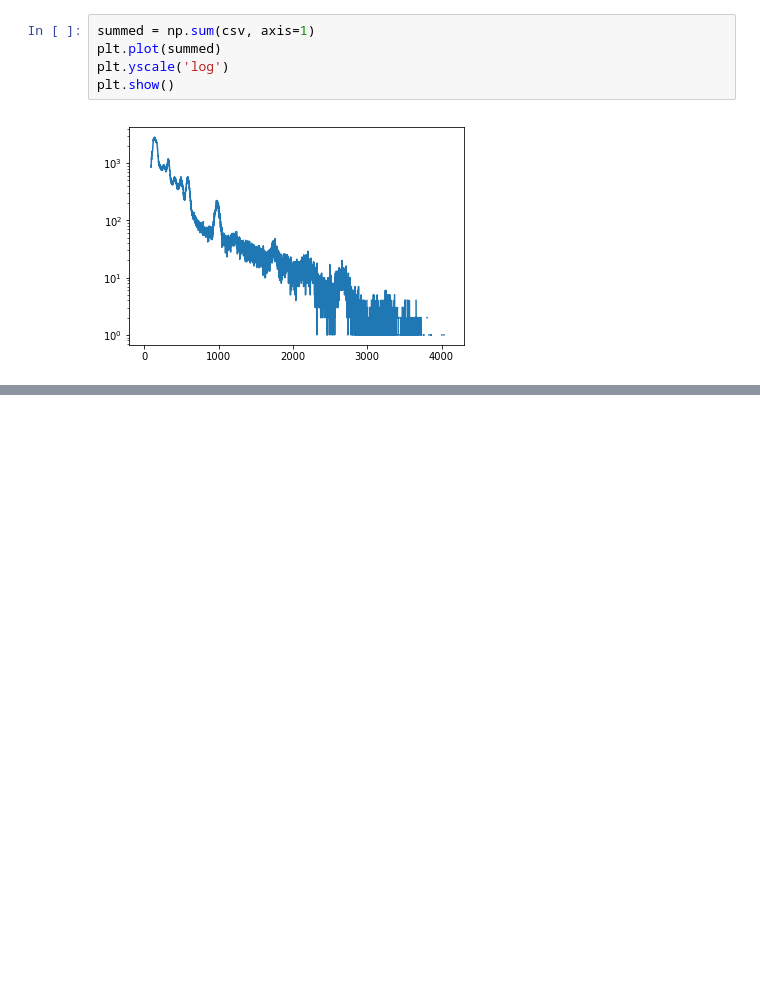
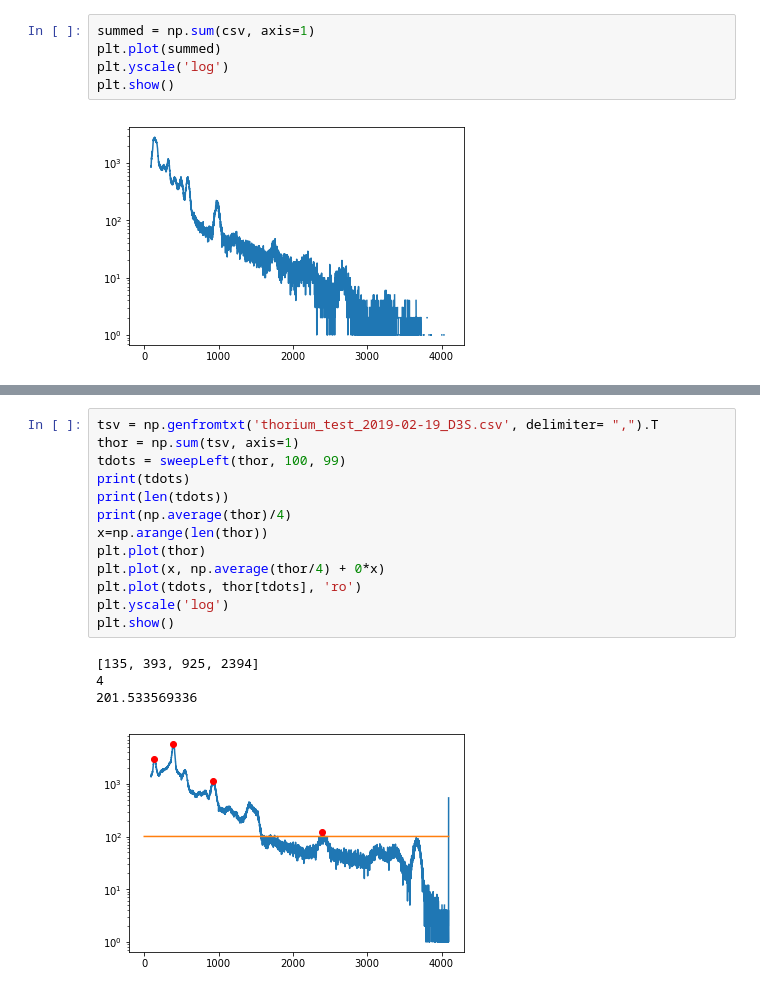
Before and after one commit to likhit2264/dosenet-analysis, a Jupyter notebook: calibration/tryPeakfinder.ipynb, the cells around one changed output, grey strips where cells are left out. Saved outputs shown, nothing was run; the diff lists cells and outputs as text; blank space fills up the shorter version.

```diff
--- a/calibration/tryPeakfinder.ipynb
+++ b/calibration/tryPeakfinder.ipynb
@@ -78,0 +68,18 @@ print(len(rdots), len(ldots), len(inter))
+# %%
+tsv = np.genfromtxt('thorium_test_2019-02-19_D3S.csv', delimiter= ",").T
+thor = np.sum(tsv, axis=1)
+tdots = sweepLeft(thor, 100, 99)
+print(tdots)
+print(len(tdots))
+print(np.average(thor)/4)
+x=np.arange(len(thor))
+plt.plot(thor)
+plt.plot(x, np.average(thor/4) + 0*x)
+plt.plot(tdots, thor[tdots], 'ro')
+plt.yscale('log')
+plt.show()
+# %% [output]
+[135, 393, 925, 2394]
+4
+201.533569336
+[figure, added]
```
Also changed, not shown: parts of 4 cells of this notebook, 3 other files.
